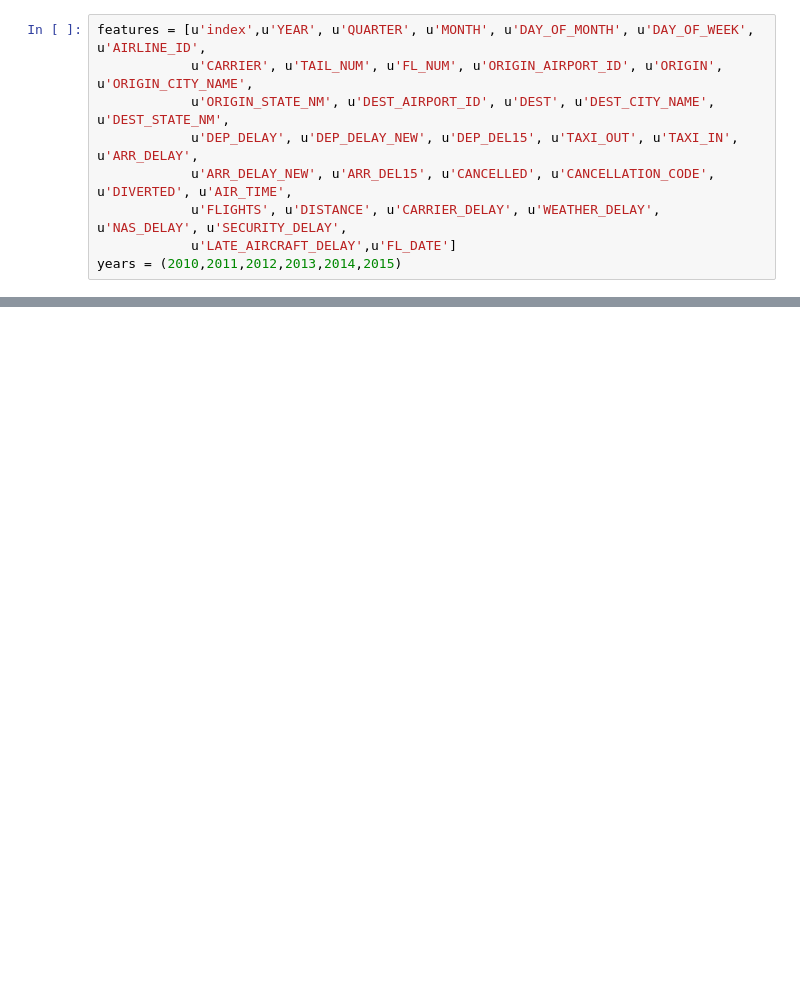
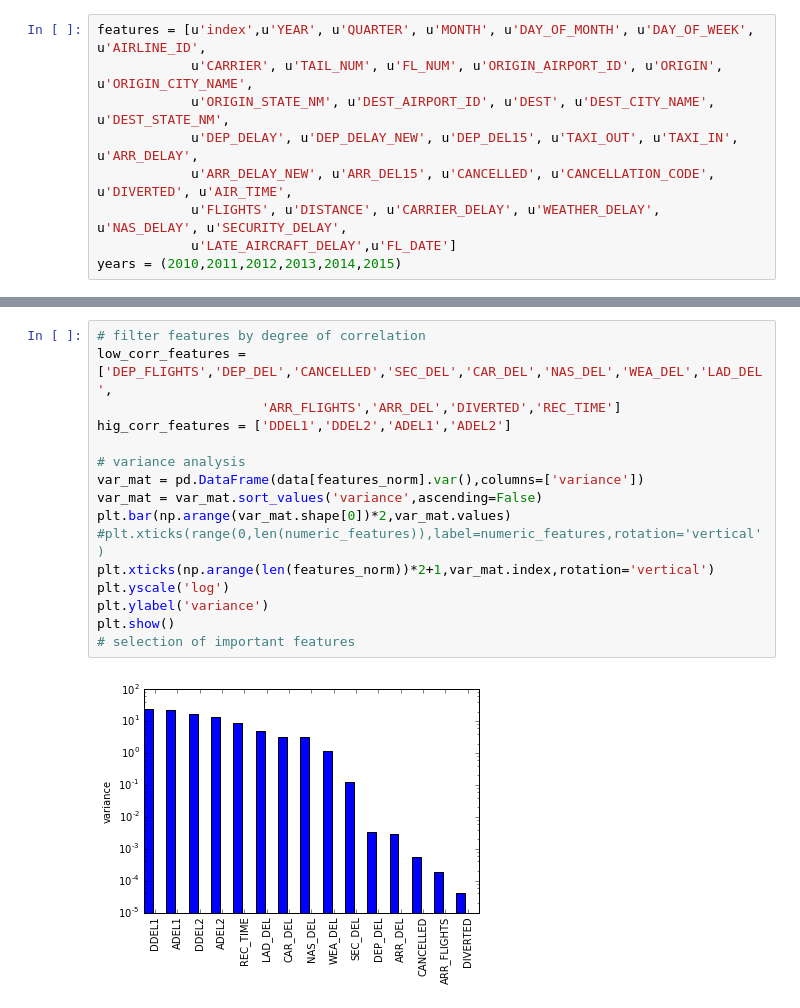
Before and after one commit to kthouz/Flights_Delays, a Jupyter notebook: 01_1_Airports_Analysis.ipynb, the cells around one changed output, grey strips where cells are left out. Drawn from its saved outputs; the diff is of its cells as text; blank space fills up the shorter version.

```diff
--- a/01_1_Airports_Analysis.ipynb
+++ b/01_1_Airports_Analysis.ipynb
@@ -317,0 +196,18 @@ df.head()
+# %%
+# filter features by degree of correlation
+low_corr_features = ['DEP_FLIGHTS','DEP_DEL','CANCELLED','SEC_DEL','CAR_DEL','NAS_DEL','WEA_DEL','LAD_DEL',
+                     'ARR_FLIGHTS','ARR_DEL','DIVERTED','REC_TIME']
+hig_corr_features = ['DDEL1','DDEL2','ADEL1','ADEL2']
+
+# variance analysis
+var_mat = pd.DataFrame(data[features_norm].var(),columns=['variance'])
+var_mat = var_mat.sort_values('variance',ascending=False)
+plt.bar(np.arange(var_mat.shape[0])*2,var_mat.values)
+#plt.xticks(range(0,len(numeric_features)),label=numeric_features,rotation='vertical')
+plt.xticks(np.arange(len(features_norm))*2+1,var_mat.index,rotation='vertical')
+plt.yscale('log')
+plt.ylabel('variance')
+plt.show()
+# selection of important features
+# %% [output]
+[figure, added]
```
Also changed, not shown: parts of 36 cells of this notebook.
